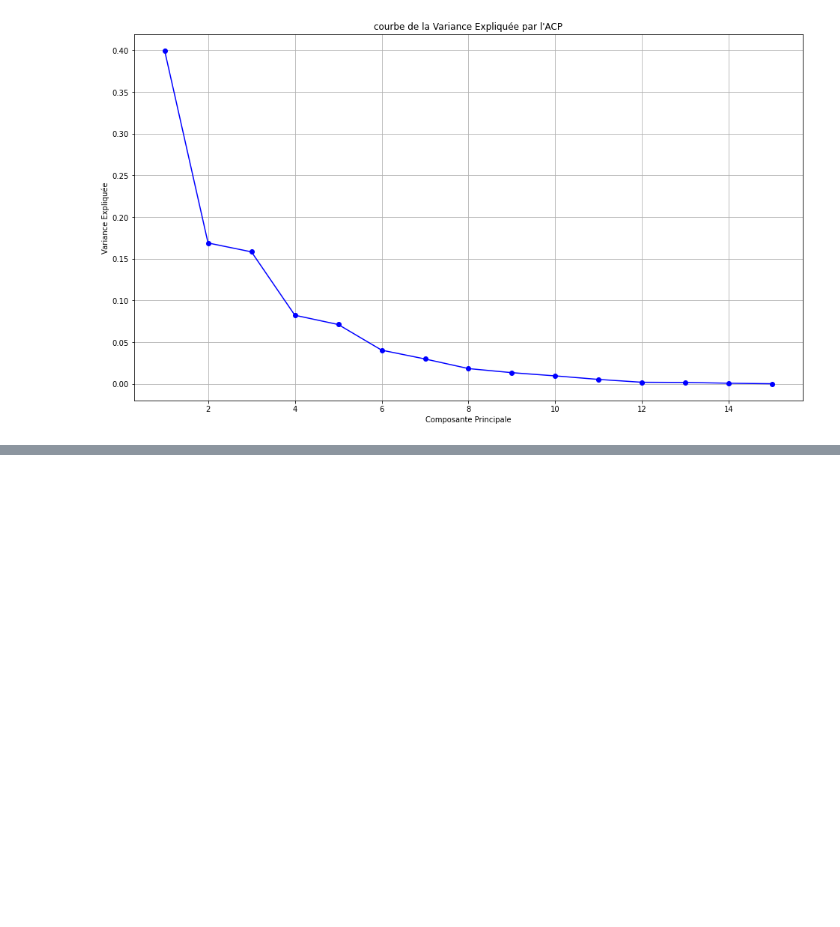
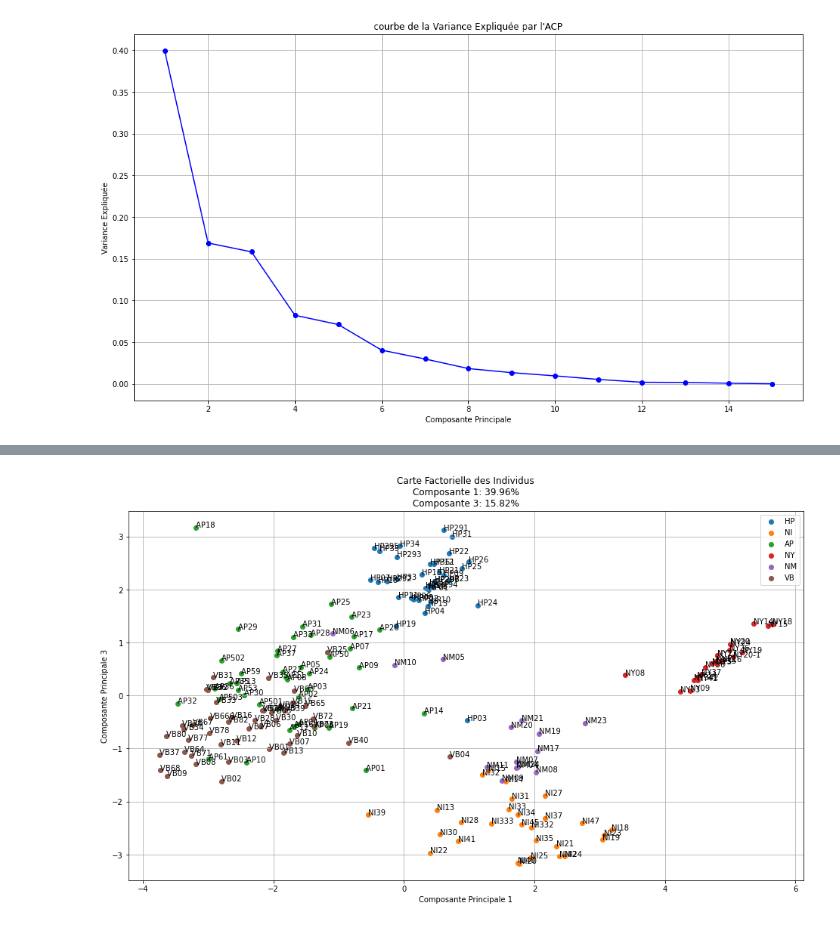
Before and after one commit to BigDwelcome/Chemoocs, a Jupyter notebook: Grain 3/Grain 3.ipynb, the cells around one changed output, grey strips where cells are left out. Saved outputs shown, nothing was run; the diff lists cells and outputs as text; code cells hidden in the pictures; blank space fills up the shorter version.

```diff
--- a/Grain 3/Grain 3.ipynb
+++ b/Grain 3/Grain 3.ipynb
@@ -140,0 +208,4 @@ plt.show()
+# %%
+plot_acp_individuals(score=score, plan_indices=(0,2), individual_names=origines['nom'], class_labels= origines['origine'], explained_variance = explained_variance)
+# %% [output]
+[figure, added]
```
Also changed, not shown: parts of 8 cells of this notebook, 1 other file.
